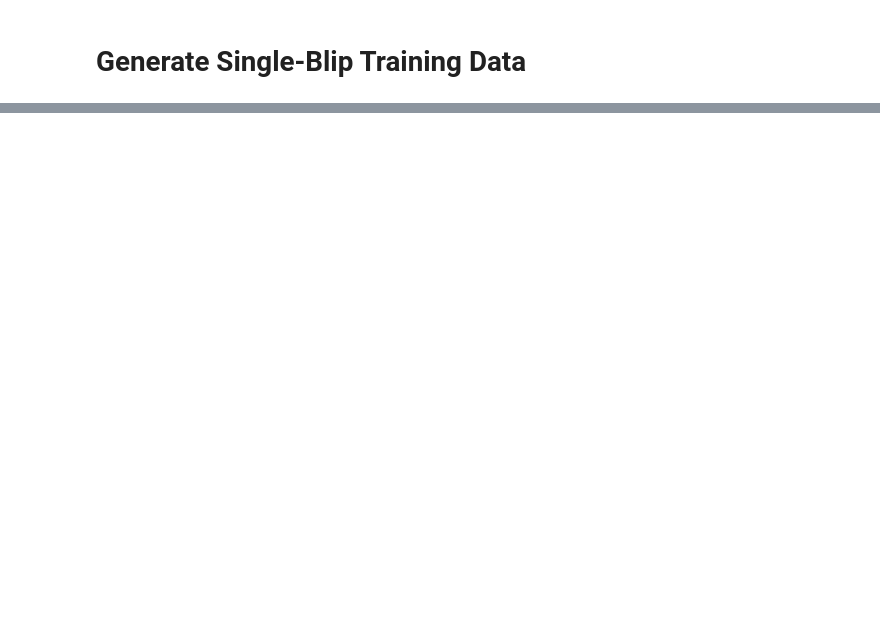
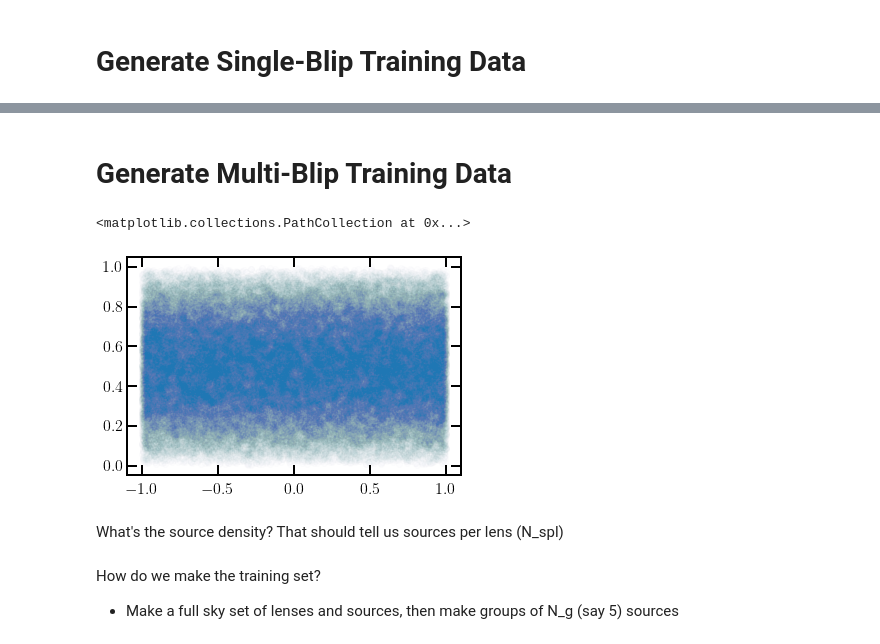
Before and after one commit to gridgway/Astrometric_TSeries_ML, a Jupyter notebook: ForwardModel.ipynb, the cells around one changed output, grey strips where cells are left out. Saved outputs shown, nothing was run; the diff lists cells and outputs as text; code cells hidden in the pictures; blank space fills up the shorter version.

```diff
--- a/ForwardModel.ipynb
+++ b/ForwardModel.ipynb
@@ -238 +243,7 @@ dt = t_obs/N_o
+# %%
+%autoreload
+N_t = int(1e5)
+N_o = 20
+t_obs = 5
+dt = t_obs/N_o
 # %%
@@ -374,0 +366,2 @@ plt.scatter(data[:,1]/pi, data[:,0]/pi, alpha=0.1)
+# %% [markdown]
+# Generate Multi-Blip Training Data
@@ -374,0 +376,12 @@ plt.scatter(data[:,1]/pi, data[:,0]/pi, alpha=0.1)
+# %%
+%autoreload
+lenses, sources = lt.sample('standard', int(N_t), scale,
+                            inv_cdf, obs, kind, M_l, R_l)
+# data = obs.observe(sources)
+# %%
+data = obs.observe(sources)
+plt.figure()
+plt.scatter(data[:,1]/pi, data[:,0]/pi, alpha=0.008)
+# %% [output]
+<matplotlib.collections.PathCollection at 0x...>
+[figure, added]
@@ -374,0 +391,5 @@ plt.scatter(data[:,1]/pi, data[:,0]/pi, alpha=0.1)
+# %% [markdown]
+What's the source density?  That should tell us sources per lens (N_spl)
+# %% [markdown]
+How do we make the training set?
+- Make a full sky set of lenses and sources, then make groups of N_g (say 5) sources
```
Also changed, not shown: parts of 30 cells of this notebook, 1 other file.
